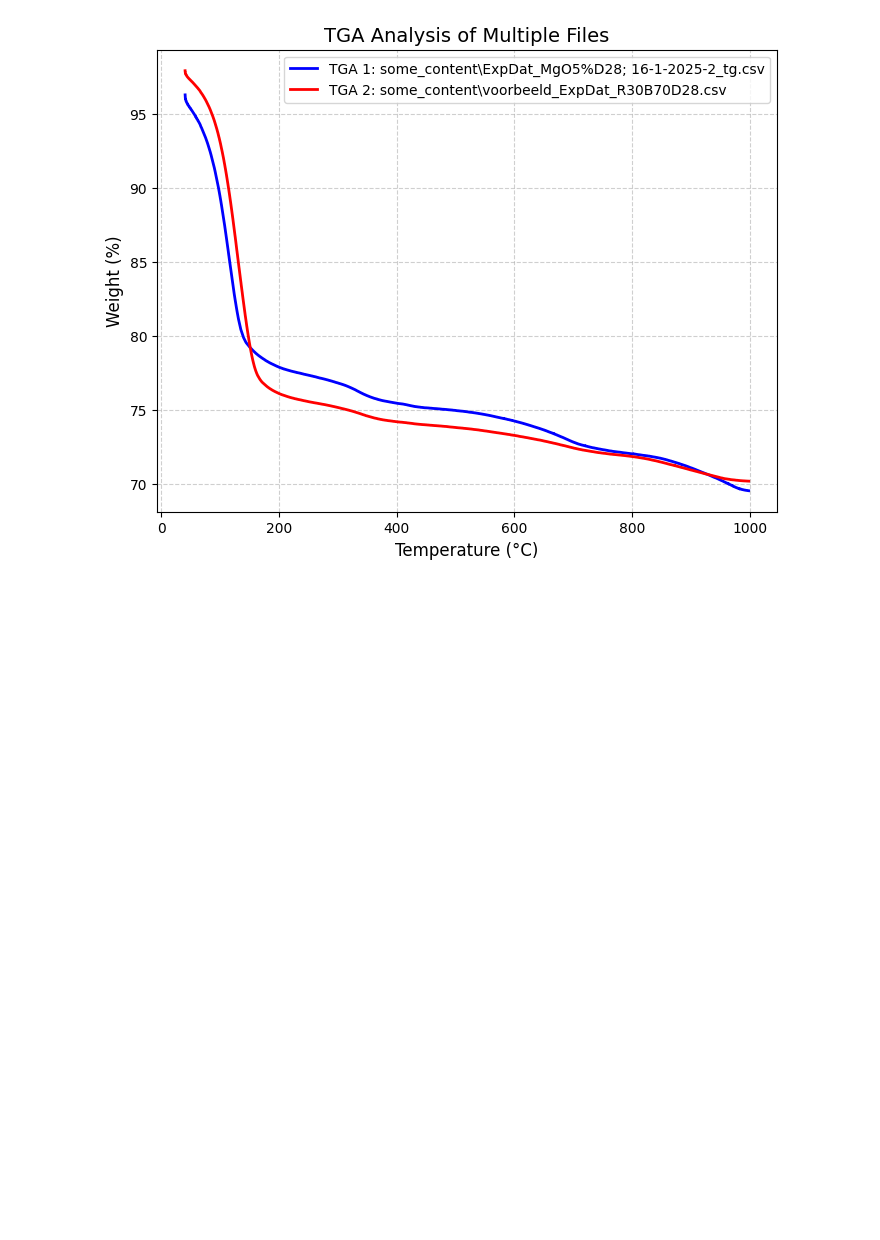
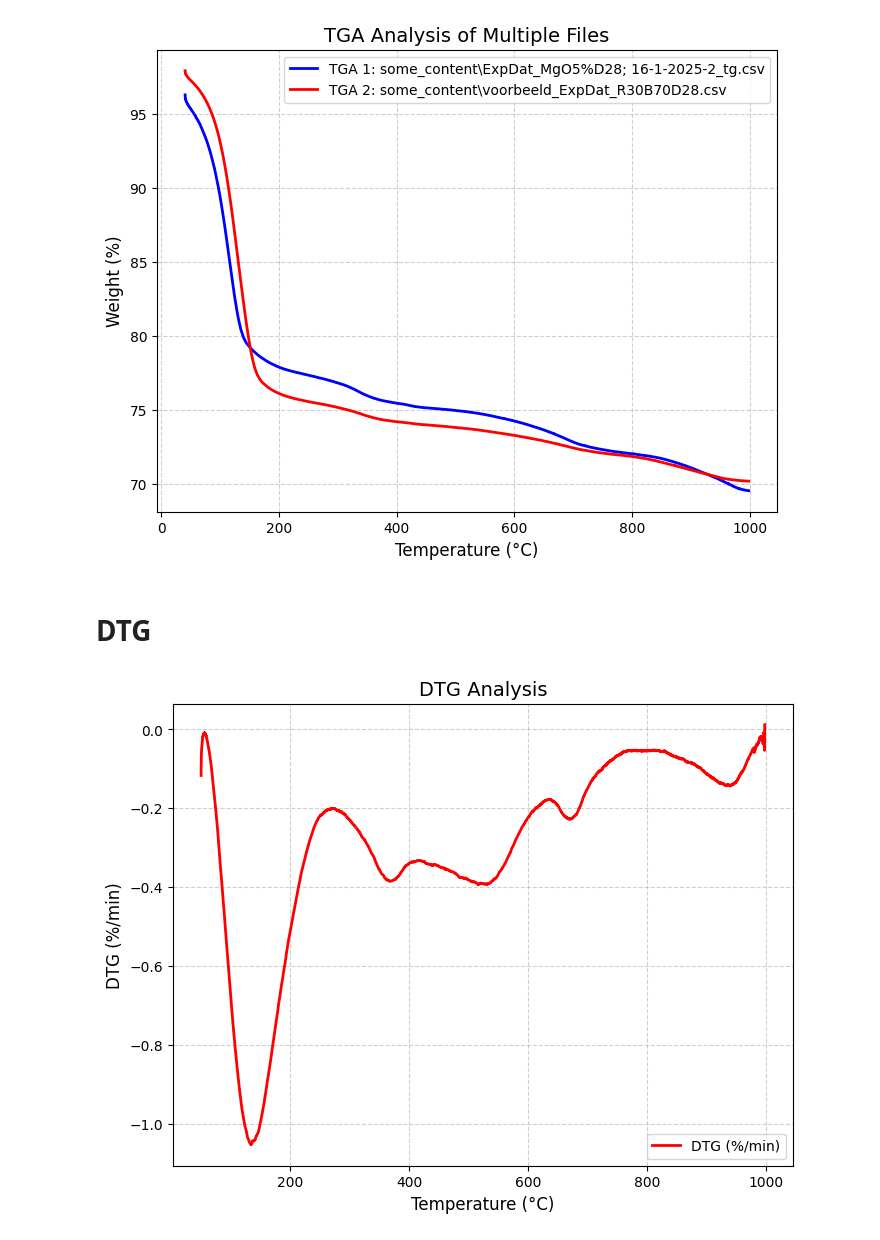
Before and after one commit to ahmedfarhatx22/TradingBro, a Jupyter notebook: book/some_content/TGA.ipynb, the cells around one changed output. Drawn from its saved outputs; the diff is of its cells as text; code cells hidden in the pictures; blank space fills up the shorter version.

Commit message:
added tga plus DTG analysis

```diff
--- a/book/some_content/TGA.ipynb
+++ b/book/some_content/TGA.ipynb
@@ -88,3 +88,37 @@ plt.grid(True, linestyle="--", alpha=0.6)
 plt.show()
 # %% [output]
 [figure]
+# %% [markdown]
+# DTG
+# %%
+import pandas as pd
+import numpy as np
+import matplotlib.pyplot as plt
+
+# File path (update if needed)
+dtg_file_path = "ExpDat_A8%DC14; 30-1-2025-2.csv"  # Ensure correct path
+
+# Read CSV file, skipping metadata rows
+df_dtg = pd.read_csv(dtg_file_path, encoding="ISO-8859-1", skiprows=30, header=0)
+
+# Rename columns (modify based on actual structure)
+df_dtg.columns = ["Temperature", "Time", "DSC", "Mass%", "GasFlow1", "GasFlow2", "GasFlow3", "DTG", "Sensitivity"]
+
+# Convert relevant columns to numeric
+df_dtg["Temperature"] = pd.to_numeric(df_dtg["Temperature"], errors="coerce")
+df_dtg["DTG"] = pd.to_numeric(df_dtg["DTG"], errors="coerce")
+
+# Drop NaN values
+df_dtg = df_dtg.dropna()
+
+# Plot DTG (%/min) vs. Temperature (°C)
+plt.figure(figsize=(8,6))
+plt.plot(df_dtg["Temperature"], df_dtg["DTG"], 'r-', linewidth=2, label="DTG (%/min)")
+plt.xlabel("Temperature (°C)", fontsize=12)
+plt.ylabel("DTG (%/min)", fontsize=12)
+plt.title("DTG Analysis", fontsize=14)
+plt.legend()
+plt.grid(True, linestyle="--", alpha=0.6)
+plt.show()
+# %% [output]
+[figure, added]
```
Also changed, not shown: 1 other file.
